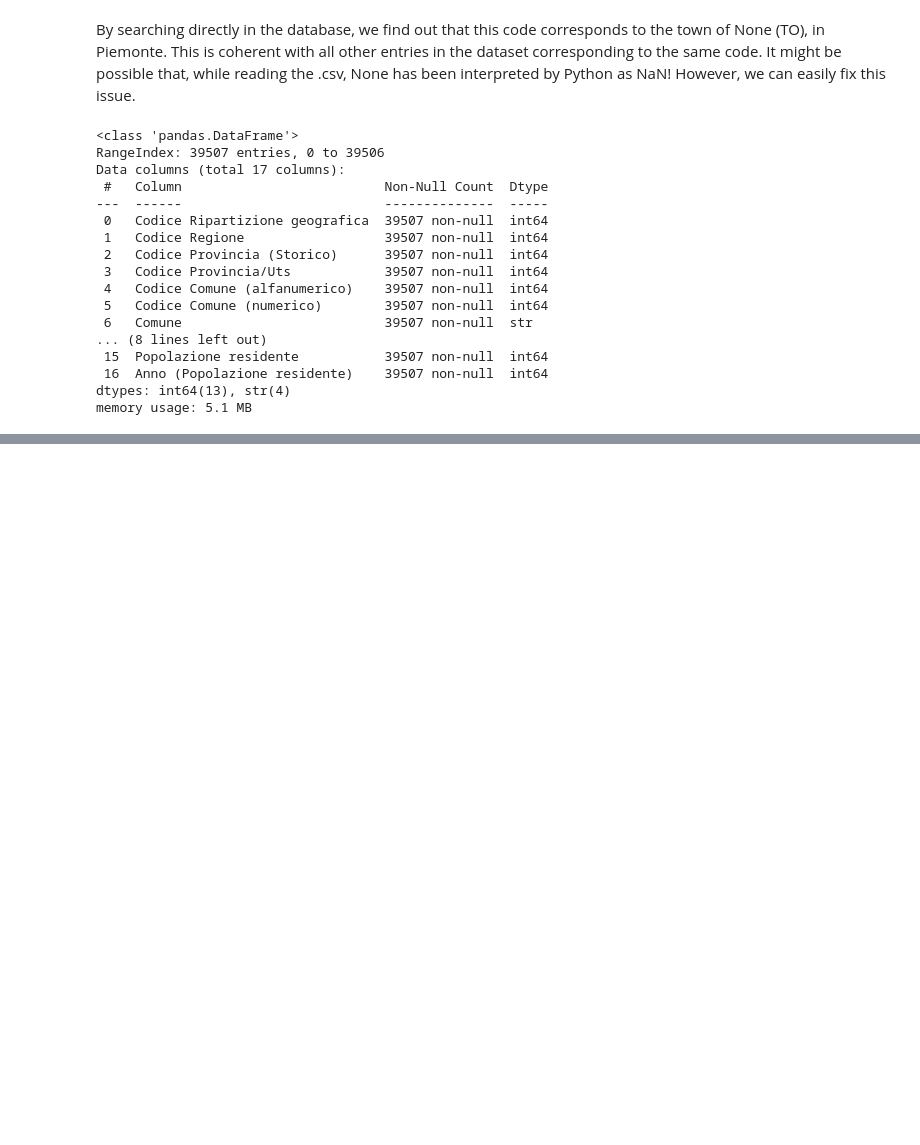
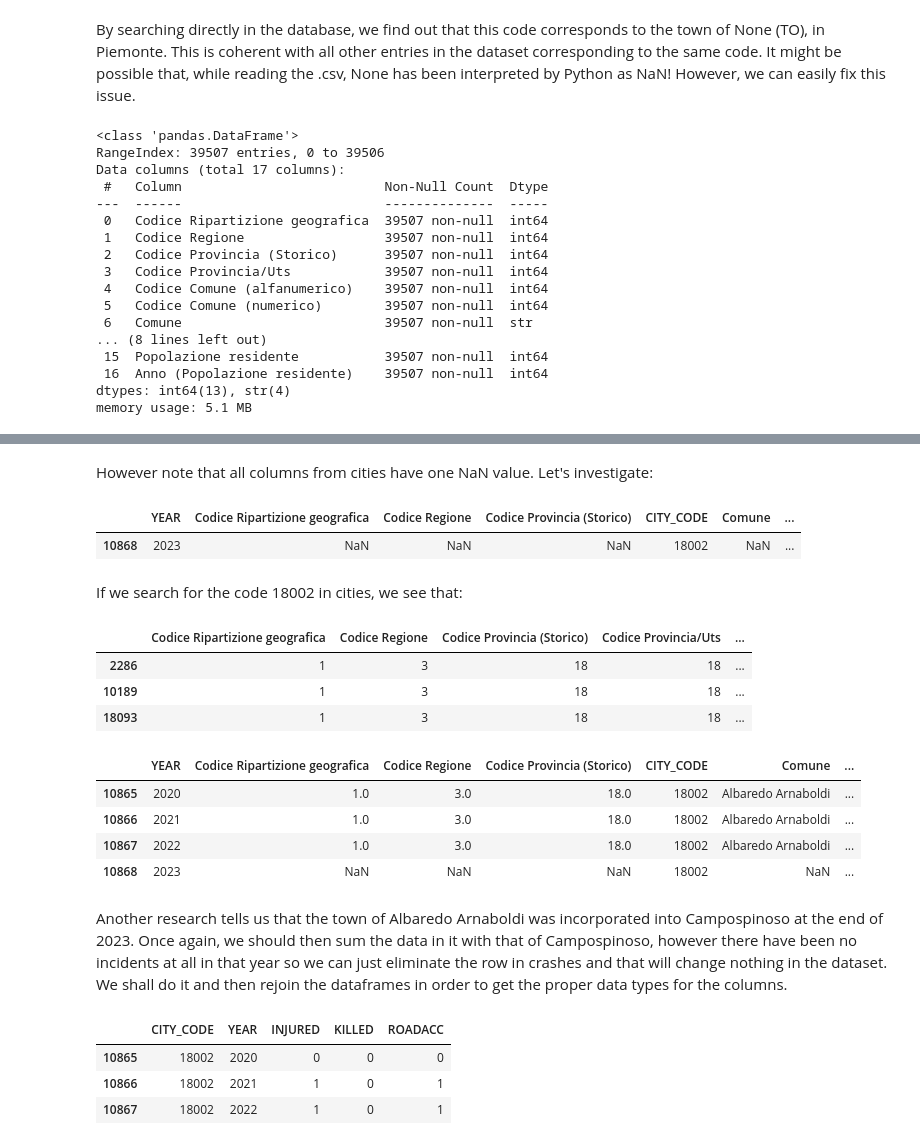
Before and after one commit to MarcoTosoni/boolean_project, a Jupyter notebook: data_analysis.ipynb, the cells around one changed output, grey strips where cells are left out. Cells and saved outputs as stored; diff of their text form; code cells hidden in the pictures; blank space fills up the shorter version.

```diff
--- a/data_analysis.ipynb
+++ b/data_analysis.ipynb
@@ -254,0 +277,6 @@ memory usage: 5.1 MB
+# %%
+crashes_cities = crashes.merge(cities,how='left',left_on=['CITY_CODE','YEAR'],right_on=['Codice Comune (numerico)','Anno (Superficie)'])
+crashes_cities = crashes_cities[['YEAR','Codice Ripartizione geografica','Codice Regione','Codice Provincia (Storico)',
+                                 'CITY_CODE','Comune','Capoluogo di Provincia/Uts','Capoluogo di Regione',
+                                 'Superficie (Kmq)','Popolazione residente','ROADACC','KILLED','INJURED']]
+crashes_cities.info()
@@ -254,0 +304,26 @@ memory usage: 5.1 MB
+# %% [markdown]
+However note that all columns from cities have one NaN value. Let's investigate:
+# %%
+crashes_cities[crashes_cities['Codice Regione'].isna()]
+# %% [output]
+|  | YEAR | Codice Ripartizione geografica | Codice Regione | Codice Provincia (Storico) | CITY_CODE | Comune | ... |
+| 10868 | 2023 | NaN | NaN | NaN | 18002 | NaN | ... |
+# %% [markdown]
+If we search for the code 18002 in cities, we see that:
+# %%
+cities[cities['Codice Comune (numerico)']==18002]
+# %% [output]
+|  | Codice Ripartizione geografica | Codice Regione | Codice Provincia (Storico) | Codice Provincia/Uts | ... |
+| 2286 | 1 | 3 | 18 | 18 | ... |
+| 10189 | 1 | 3 | 18 | 18 | ... |
+| 18093 | 1 | 3 | 18 | 18 | ... |
+# %%
+crashes_cities[crashes_cities['CITY_CODE']==18002]
+# %% [output]
+|  | YEAR | Codice Ripartizione geografica | Codice Regione | Codice Provincia (Storico) | CITY_CODE | Comune | ... |
+| 10865 | 2020 | 1.0 | 3.0 | 18.0 | 18002 | Albaredo Arnaboldi | ... |
+| 10866 | 2021 | 1.0 | 3.0 | 18.0 | 18002 | Albaredo Arnaboldi | ... |
+| 10867 | 2022 | 1.0 | 3.0 | 18.0 | 18002 | Albaredo Arnaboldi | ... |
+| 10868 | 2023 | NaN | NaN | NaN | 18002 | NaN | ... |
+# %% [markdown]
+Another research tells us that the town of Albaredo Arnaboldi was incorporated into Campospinoso at the end of 2023. Once again, we should then sum the data in it with that of Campospinoso, however there have been no incidents at all in that year so we can just eliminate the row in crashes and that will change nothing in the dataset. We shall do it and then rejoin the dataframes in order to get the proper data types for the columns.
@@ -254,0 +332,7 @@ memory usage: 5.1 MB
+# %%
+crashes[crashes['CITY_CODE']==18002]
+# %% [output]
+|  | CITY_CODE | YEAR | INJURED | KILLED | ROADACC |
+| 10865 | 18002 | 2020 | 0 | 0 | 0 |
+| 10866 | 18002 | 2021 | 1 | 0 | 1 |
+| 10867 | 18002 | 2022 | 1 | 0 | 1 |
```
Also changed, not shown: parts of 13 cells of this notebook.
